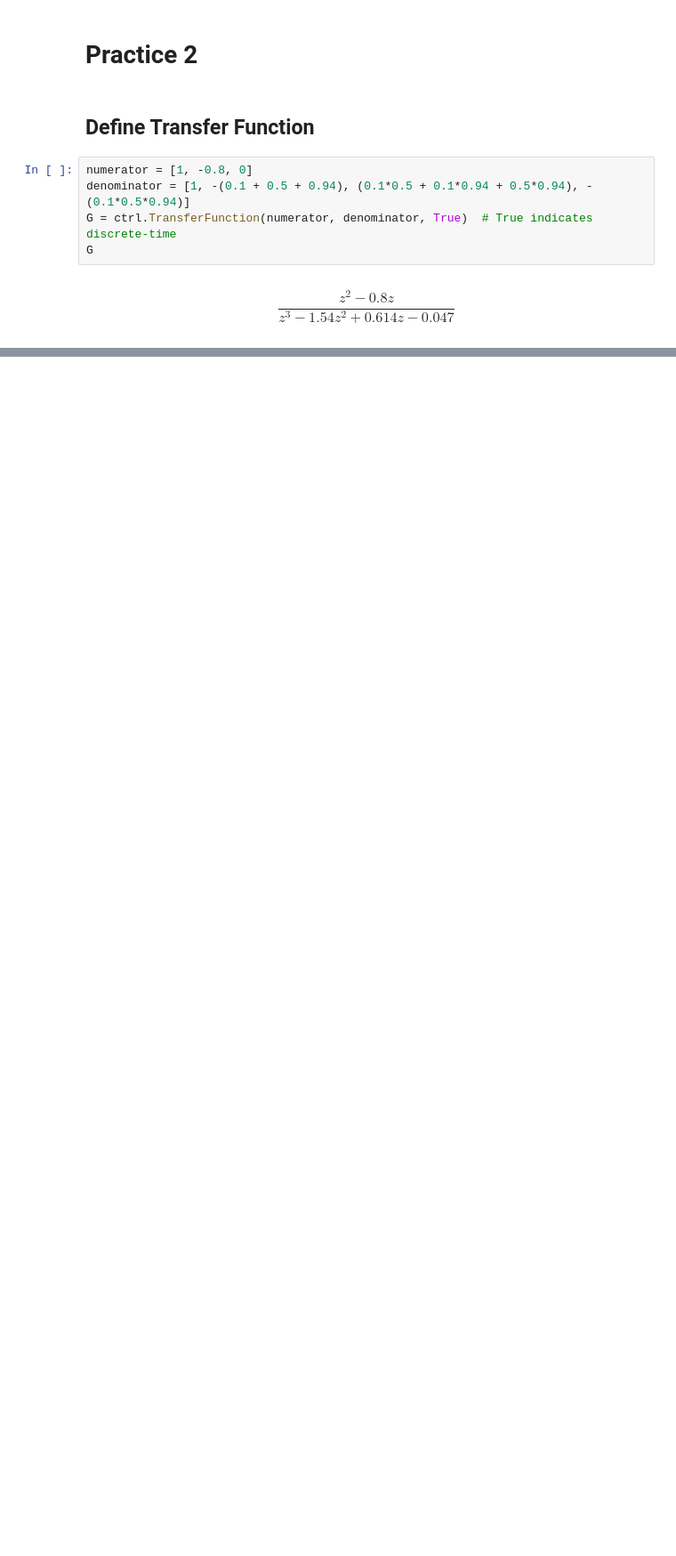
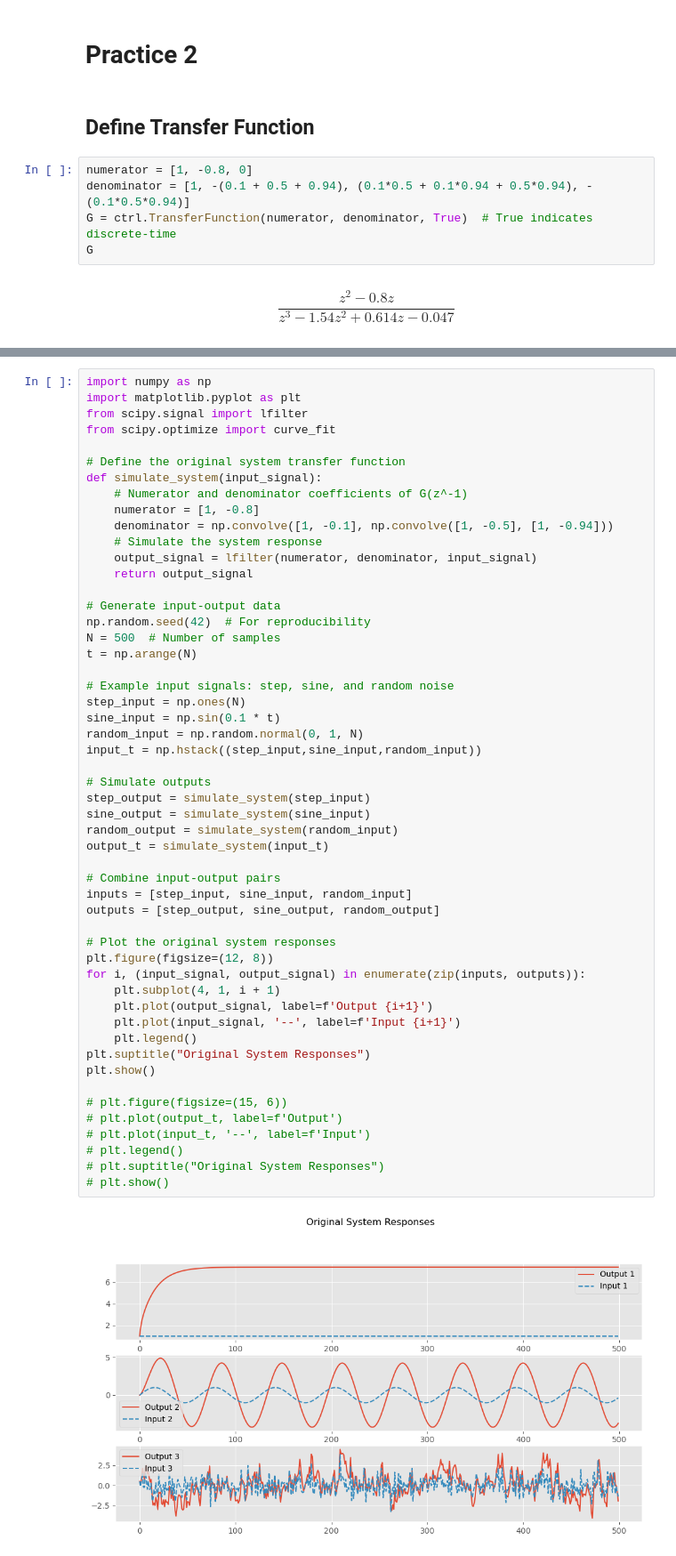
Before and after one commit to mmahdin/Computational-Intelligence-EE-AUT, a Jupyter notebook: lab/9/main.ipynb, the cells around one changed output, grey strips where cells are left out. Shown at 89% size. Saved outputs shown, nothing was run; the diff lists cells and outputs as text; blank space fills up the shorter version.

Commit message:
lab9 -> practice2: python, curve_fit, lfilter

```diff
--- a/lab/9/main.ipynb
+++ b/lab/9/main.ipynb
@@ -531,0 +544,54 @@ plt.show()
+# %%
+import numpy as np
+import matplotlib.pyplot as plt
+from scipy.signal import lfilter
+from scipy.optimize import curve_fit
+
+# Define the original system transfer function
+def simulate_system(input_signal):
+    # Numerator and denominator coefficients of G(z^-1)
+    numerator = [1, -0.8]
+    denominator = np.convolve([1, -0.1], np.convolve([1, -0.5], [1, -0.94]))
+    # Simulate the system response
+    output_signal = lfilter(numerator, denominator, input_signal)
+    return output_signal
+
+# Generate input-output data
+np.random.seed(42)  # For reproducibility
+N = 500  # Number of samples
+t = np.arange(N)
+
+# Example input signals: step, sine, and random noise
+step_input = np.ones(N)
+sine_input = np.sin(0.1 * t)
+random_input = np.random.normal(0, 1, N)
+input_t = np.hstack((step_input,sine_input,random_input))
+
+# Simulate outputs
+step_output = simulate_system(step_input)
+sine_output = simulate_system(sine_input)
+random_output = simulate_system(random_input)
+output_t = simulate_system(input_t)
+
+# Combine input-output pairs
+inputs = [step_input, sine_input, random_input]
+outputs = [step_output, sine_output, random_output]
+
+# Plot the original system responses
+plt.figure(figsize=(12, 8))
+for i, (input_signal, output_signal) in enumerate(zip(inputs, outputs)):
+    plt.subplot(4, 1, i + 1)
+    plt.plot(output_signal, label=f'Output {i+1}')
+    plt.plot(input_signal, '--', label=f'Input {i+1}')
+    plt.legend()
+plt.suptitle("Original System Responses")
+plt.show()
+
+# plt.figure(figsize=(15, 6))
+# plt.plot(output_t, label=f'Output')
+# plt.plot(input_t, '--', label=f'Input')
+# plt.legend()
+# plt.suptitle("Original System Responses")
+# plt.show()
+# %% [output]
+[figure, added]
```
Also changed, not shown: parts of 9 cells of this notebook.
